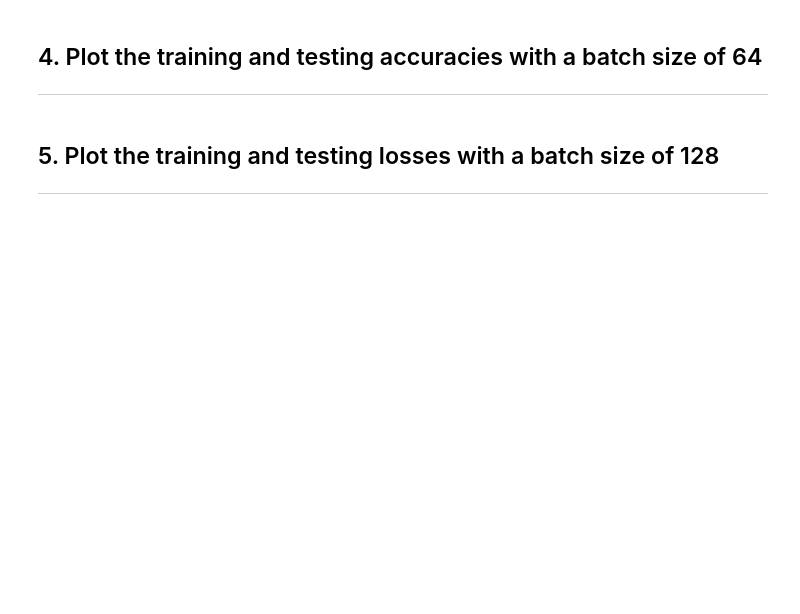
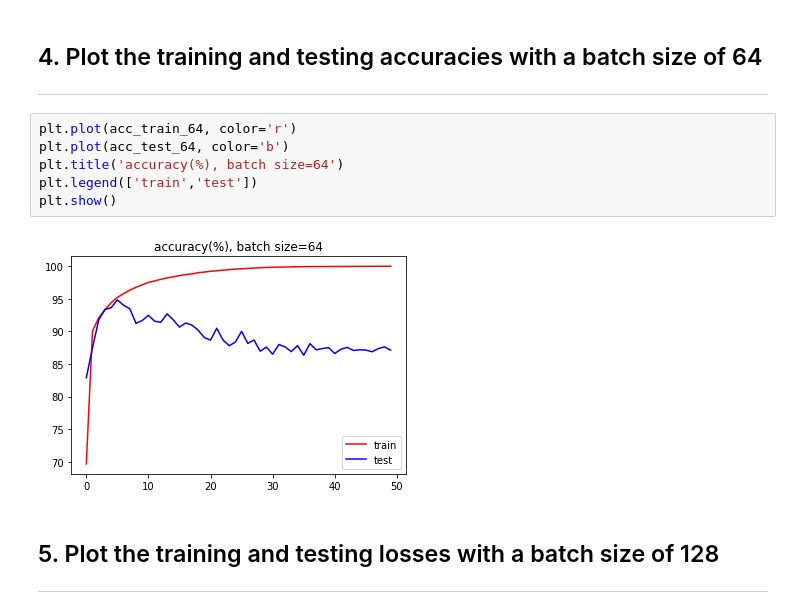
Before and after one commit to jwoonge/ML-projects, a Jupyter notebook: 09/assignment_09.ipynb, the cells around one changed output. Cells and saved outputs as stored; diff of their text form; blank space fills up the shorter version.

```diff
--- a/09/assignment_09.ipynb
+++ b/09/assignment_09.ipynb
@@ -174,6 +169,14 @@ loss_train_128, loss_test_128, acc_train_128, acc_test_128 = learn(classifier, d
 # %% [markdown]
 ## 4. Plot the training and testing accuracies with a batch size of 64
 ---
+# %%
+plt.plot(acc_train_64, color='r')
+plt.plot(acc_test_64, color='b')
+plt.title('accuracy(%), batch size=64')
+plt.legend(['train','test'])
+plt.show()
+# %% [output]
+[figure, added]
 # %% [markdown]
 ## 5. Plot the training and testing losses with a batch size of 128
 ---
```
Also changed, not shown: parts of 13 cells of this notebook.
